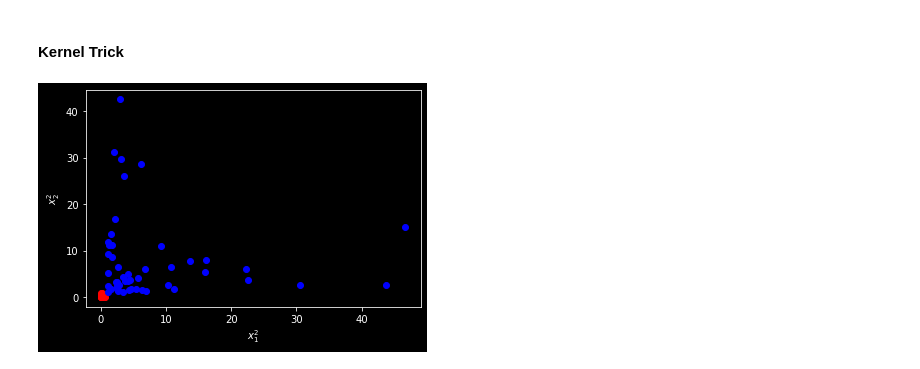
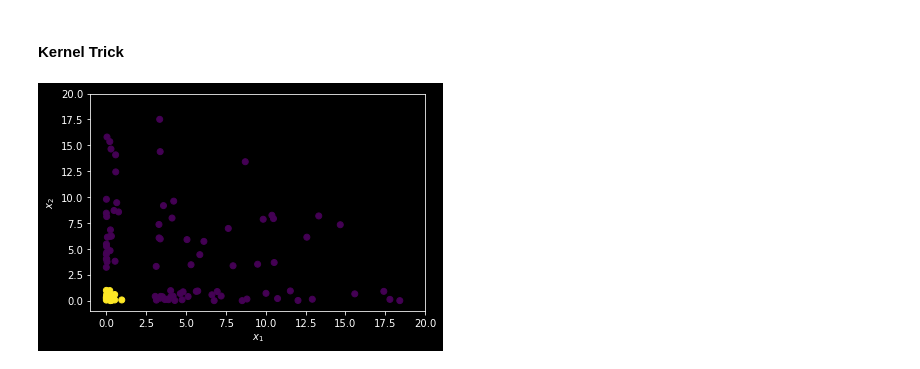
Before and after one commit to franneck94/UdemyML, a Jupyter notebook: Chapter11_SVM/SVMSklearn/SVMIntuition.ipynb, the cells around one changed output. Cells and saved outputs as stored; diff of their text form; code cells hidden in the pictures.

```diff
--- a/Chapter11_SVM/SVMSklearn/SVMIntuition.ipynb
+++ b/Chapter11_SVM/SVMSklearn/SVMIntuition.ipynb
@@ -38,5 +20,7 @@ plt.show()
 # %% [markdown]
 #### Kernel Trick
 # %%
-def quadratic_kernel(x):
-    return [x[0]**2, x[1]**2]
+def quadratic_kernel(x: np.ndarray) -> np.ndarray:
+    x[:, 0] = x[:, 0]**2
+    x[:, 1] = x[:, 1]**2
+    return x
@@ -46,10 +27,11 @@ c2_q = [quadratic_kernel(x) for x in c2]
-# %%
-for i in range(len(c1)):
-    plt.scatter(c1_q[i][0], c1_q[i][1], color="red")
-for i in range(len(c2)):
-    plt.scatter(c2_q[i][0], c2_q[i][1], color="blue")
-plt.xlabel("$x_1^2$")
-plt.ylabel("$x_2^2$")
-plt.show()
-# %% [output]
-[figure, removed]
+# %%
+x_qk = quadratic_kernel(x)
+# %%
+plt.scatter(x_qk[:, 0], x_qk[:, 1], c=y)
+plt.xlabel("$x_1$")
+plt.ylabel("$x_2$")
+plt.xlim(-1, 20)
+plt.ylim(-1, 20)
+plt.show()
+# %% [output]
+[figure, added]
```
Also changed, not shown: parts of 7 cells of this notebook, 7 other files.
